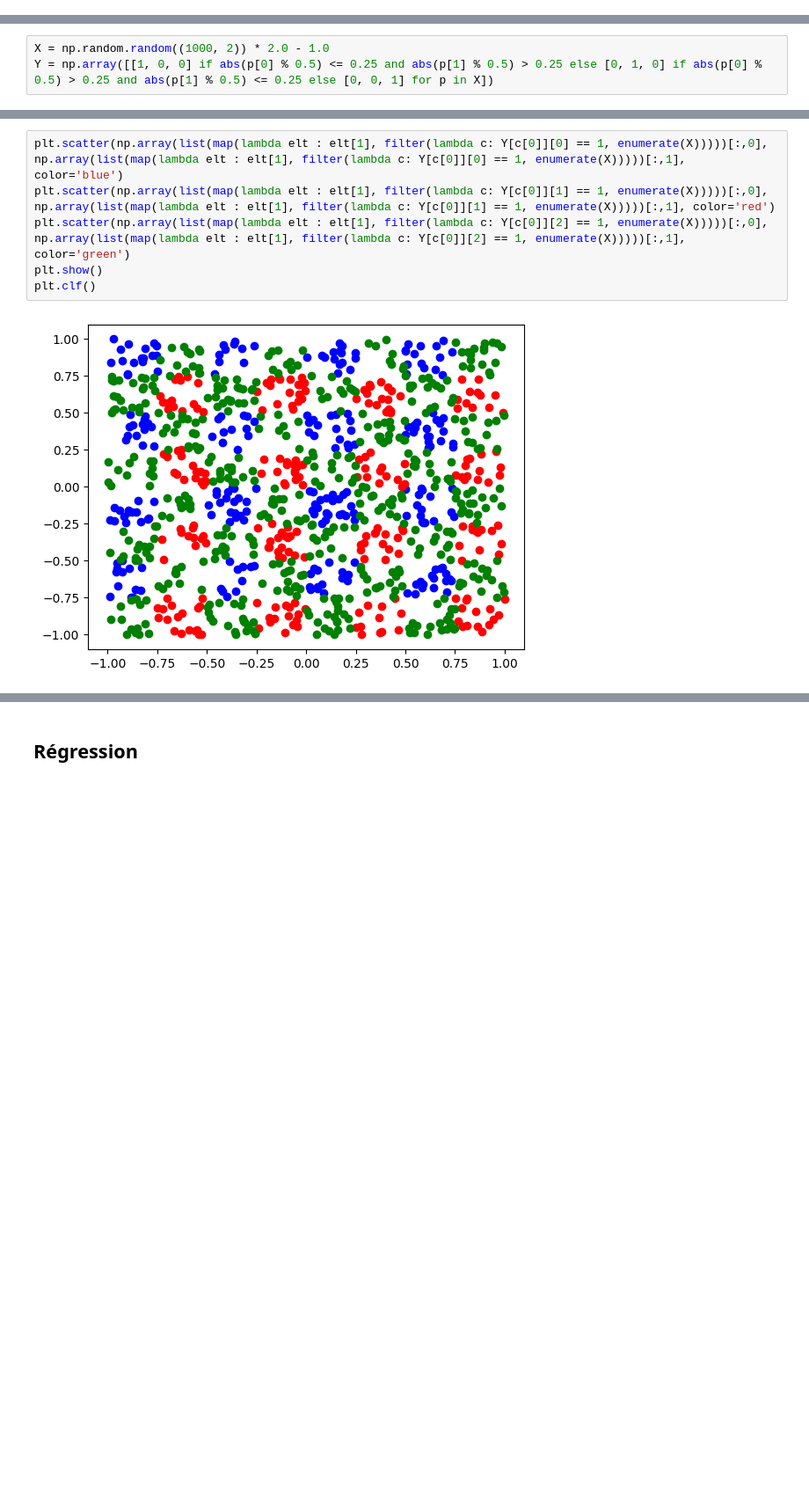
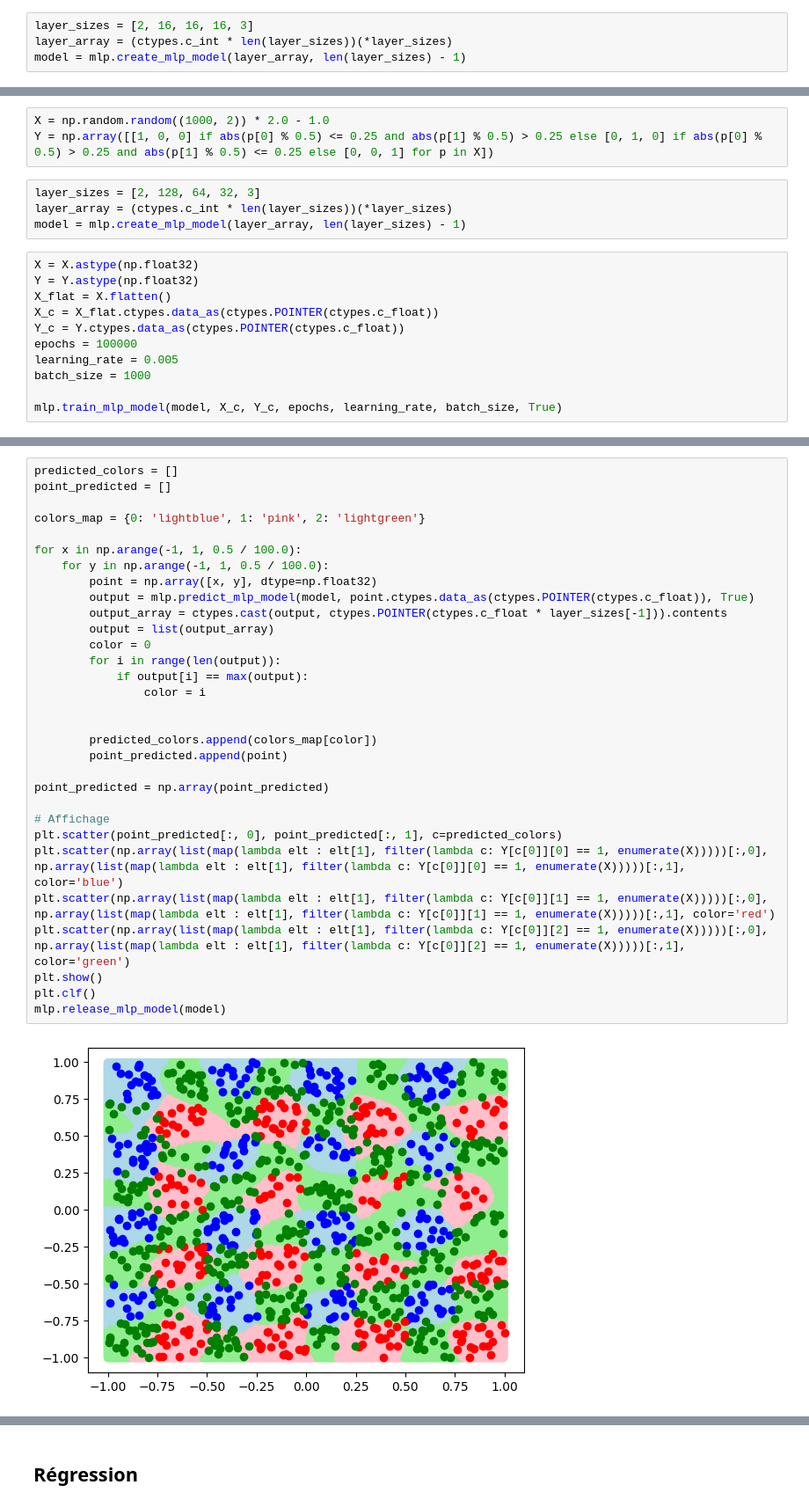
Before and after one commit to FrancoisLGRND/PA2025, a Jupyter notebook: [Notebook] Cas de tests.ipynb, the cells around one changed output, grey strips where cells are left out. Shown at 88% size. Saved outputs shown, nothing was run; the diff lists cells and outputs as text; blank space fills up the shorter version.

```diff
--- a/[Notebook] Cas de tests.ipynb
+++ b/[Notebook] Cas de tests.ipynb
@@ -337,0 +495,4 @@ plt.clf()
+# %%
+layer_sizes = [2, 16, 16, 16, 3]
+layer_array = (ctypes.c_int * len(layer_sizes))(*layer_sizes)
+model = mlp.create_mlp_model(layer_array, len(layer_sizes) - 1)
@@ -342,3 +552,18 @@ plt.clf()
 # %%
 X = np.random.random((1000, 2)) * 2.0 - 1.0
 Y = np.array([[1, 0, 0] if abs(p[0] % 0.5) <= 0.25 and abs(p[1] % 0.5) > 0.25 else [0, 1, 0] if abs(p[0] % 0.5) > 0.25 and abs(p[1] % 0.5) <= 0.25 else [0, 0, 1] for p in X])
+# %%
+layer_sizes = [2, 128, 64, 32, 3]
+layer_array = (ctypes.c_int * len(layer_sizes))(*layer_sizes)
+model = mlp.create_mlp_model(layer_array, len(layer_sizes) - 1)
+# %%
+X = X.astype(np.float32)
+Y = Y.astype(np.float32)
+X_flat = X.flatten()
+X_c = X_flat.ctypes.data_as(ctypes.POINTER(ctypes.c_float))
+Y_c = Y.ctypes.data_as(ctypes.POINTER(ctypes.c_float))
+epochs = 100000
+learning_rate = 0.005
+batch_size = 1000
+
+mlp.train_mlp_model(model, X_c, Y_c, epochs, learning_rate, batch_size, True)
@@ -345,8 +572,33 @@ Y = np.array([[1, 0, 0] if abs(p[0] % 0.5) <= 0.25 and abs(p[1] % 0.5) > 0.25 el
 # %%
+predicted_colors = []
+point_predicted = []
+
+colors_map = {0: 'lightblue', 1: 'pink', 2: 'lightgreen'}
+
+for x in np.arange(-1, 1, 0.5 / 100.0):
+    for y in np.arange(-1, 1, 0.5 / 100.0):
+        point = np.array([x, y], dtype=np.float32)
+        output = mlp.predict_mlp_model(model, point.ctypes.data_as(ctypes.POINTER(ctypes.c_float)), True)
+        output_array = ctypes.cast(output, ctypes.POINTER(ctypes.c_float * layer_sizes[-1])).contents
+        output = list(output_array)
+        color = 0
+        for i in range(len(output)):
+            if output[i] == max(output):
+                color = i
+
+
+        predicted_colors.append(colors_map[color])
+        point_predicted.append(point)
+
+point_predicted = np.array(point_predicted)
+
+# Affichage
+plt.scatter(point_predicted[:, 0], point_predicted[:, 1], c=predicted_colors)
 plt.scatter(np.array(list(map(lambda elt : elt[1], filter(lambda c: Y[c[0]][0] == 1, enumerate(X)))))[:,0], np.array(list(map(lambda elt : elt[1], filter(lambda c: Y[c[0]][0] == 1, enumerate(X)))))[:,1], color='blue')
 plt.scatter(np.array(list(map(lambda elt : elt[1], filter(lambda c: Y[c[0]][1] == 1, enumerate(X)))))[:,0], np.array(list(map(lambda elt : elt[1], filter(lambda c: Y[c[0]][1] == 1, enumerate(X)))))[:,1], color='red')
 plt.scatter(np.array(list(map(lambda elt : elt[1], filter(lambda c: Y[c[0]][2] == 1, enumerate(X)))))[:,0], np.array(list(map(lambda elt : elt[1], filter(lambda c: Y[c[0]][2] == 1, enumerate(X)))))[:,1], color='green')
 plt.show()
 plt.clf()
+mlp.release_mlp_model(model)
 # %% [output]
-[figure, old version]
+[figure, new version]
```
Also changed, not shown: parts of 30 cells of this notebook, 5 other files.
